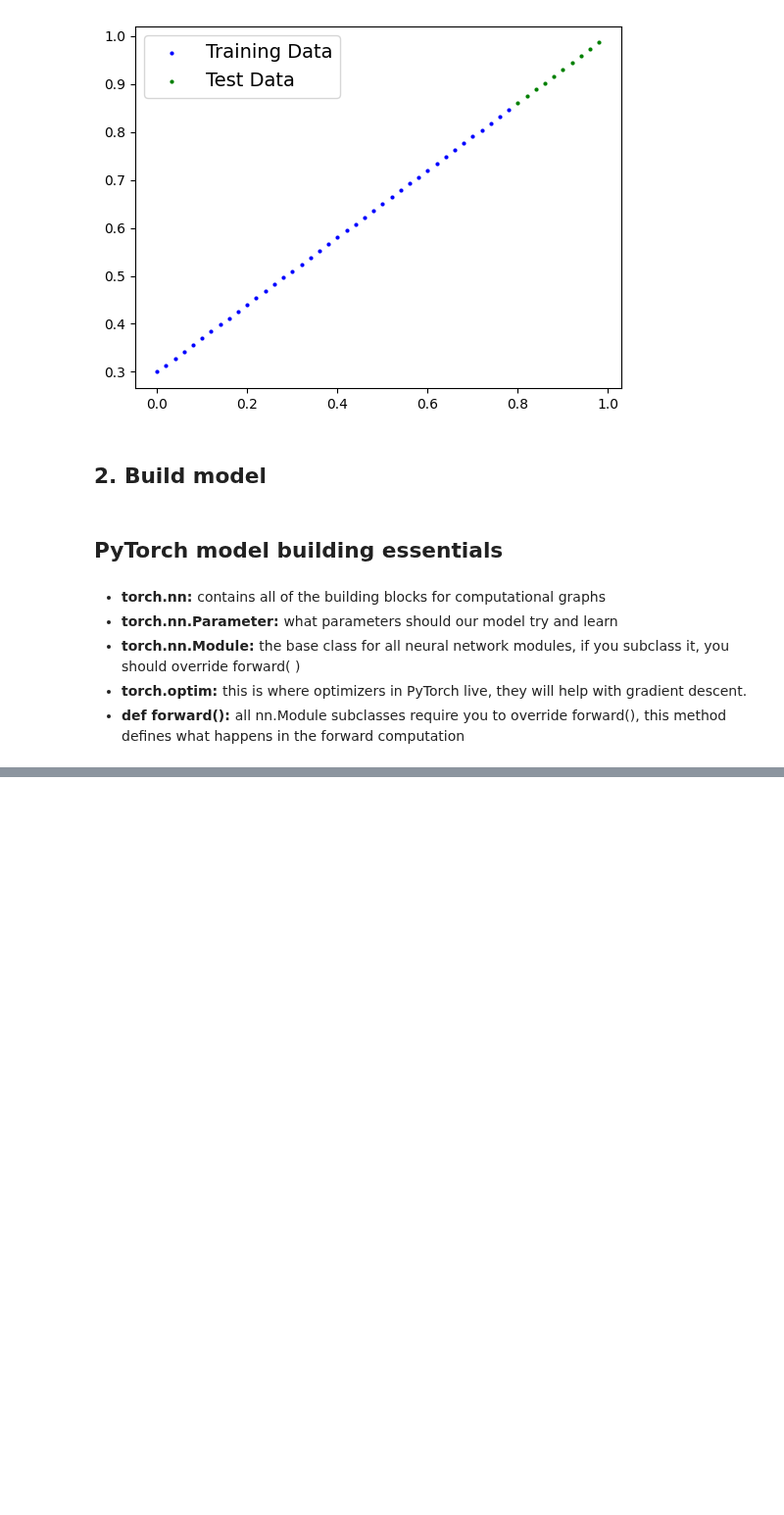
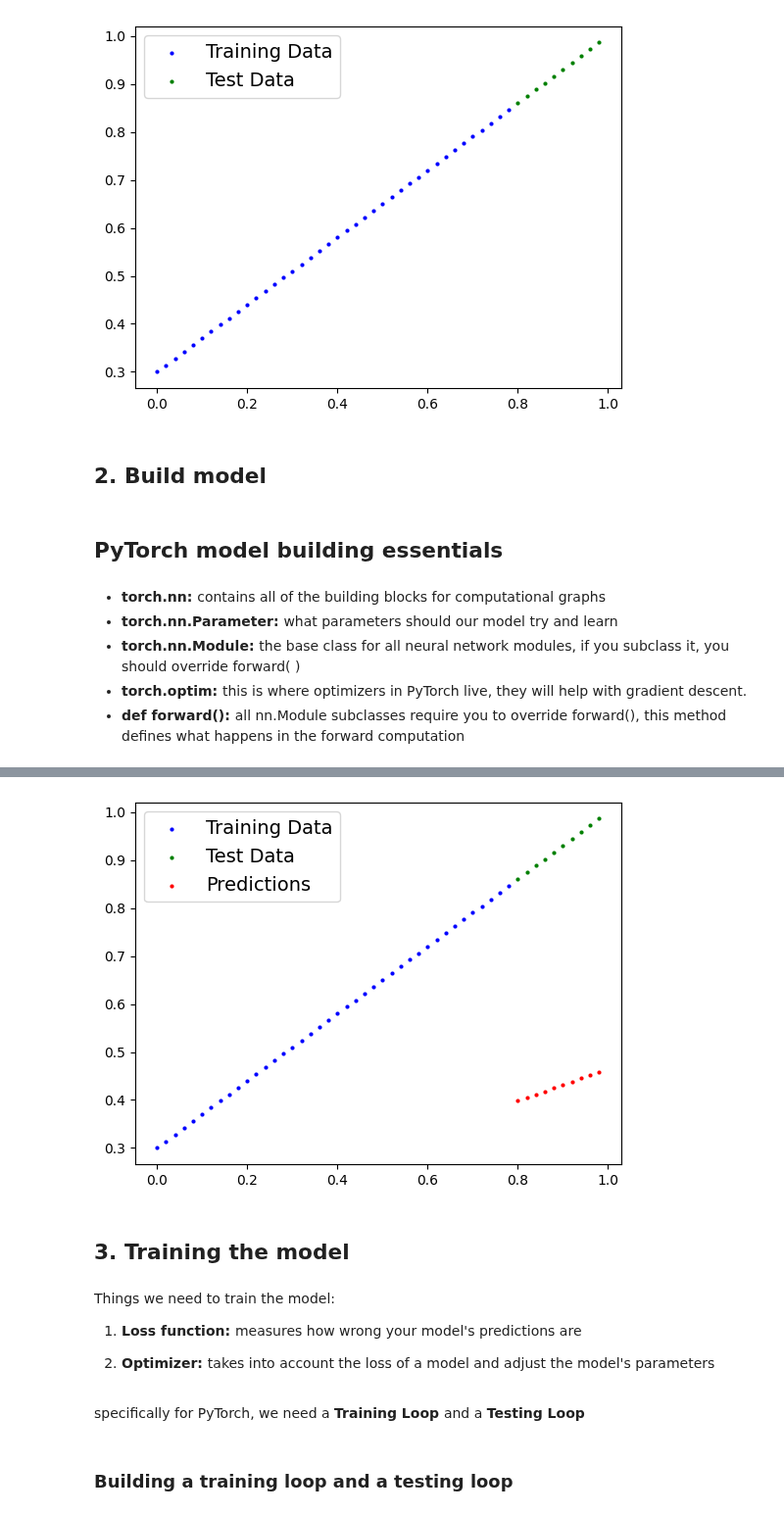
Before and after one commit to mirpouya/Pytorch_Tutorial, a Jupyter notebook: 01_PyTorch_Workflow.ipynb, the cells around one changed output, grey strips where cells are left out. Shown at 98% size. Cells and saved outputs as stored; diff of their text form; code cells hidden in the pictures; blank space fills up the shorter version.

```diff
--- a/01_PyTorch_Workflow.ipynb
+++ b/01_PyTorch_Workflow.ipynb
@@ -108,3 +110,12 @@ class LinearRegressionModel(nn.Module):
 * <b> torch.nn.Module: </b> the base class for all neural network modules, if you subclass it, you should override forward( )
 * <b> torch.optim: </b> this is where optimizers in PyTorch live, they will help with gradient descent.
 * <b> def forward(): </b> all nn.Module subclasses require you to override forward(), this method defines what happens in the forward computation
+# %%
+# create a random seed
+torch.manual_seed(42)
+
+# create an instance of our model
+model_0 = LinearRegressionModel()
+
+# checkout the parameters
+list(model_0.parameters())
@@ -110,0 +138,6 @@ class LinearRegressionModel(nn.Module):
+# %%
+# make predictions with model
+with torch.inference_mode():
+  y_pred = model_0(X_test)
+
+y_pred
@@ -110,0 +155,18 @@ class LinearRegressionModel(nn.Module):
+# %%
+# visualize predictions with plot_predictions function
+
+plot_predictions(predictions=y_pred)
+# %% [output]
+[figure, added]
+# %% [markdown]
+## 3. <b> Training the model </b>
+# %% [markdown]
+Things we need to train the model:
+
+1. <b> Loss function: </b>
+   measures how wrong your model's predictions are
+
+2. <b> Optimizer: </b>
+   takes into account the loss of a model and adjust the model's parameters
+# %% [markdown]
+specifically for PyTorch, we need a <b> Training Loop </b> and a <b> Testing Loop </b>
@@ -110,0 +179,2 @@ class LinearRegressionModel(nn.Module):
+# %% [markdown]
+### <b> Building a training loop and a testing loop </b>
```
Also changed, not shown: parts of 10 cells of this notebook.
